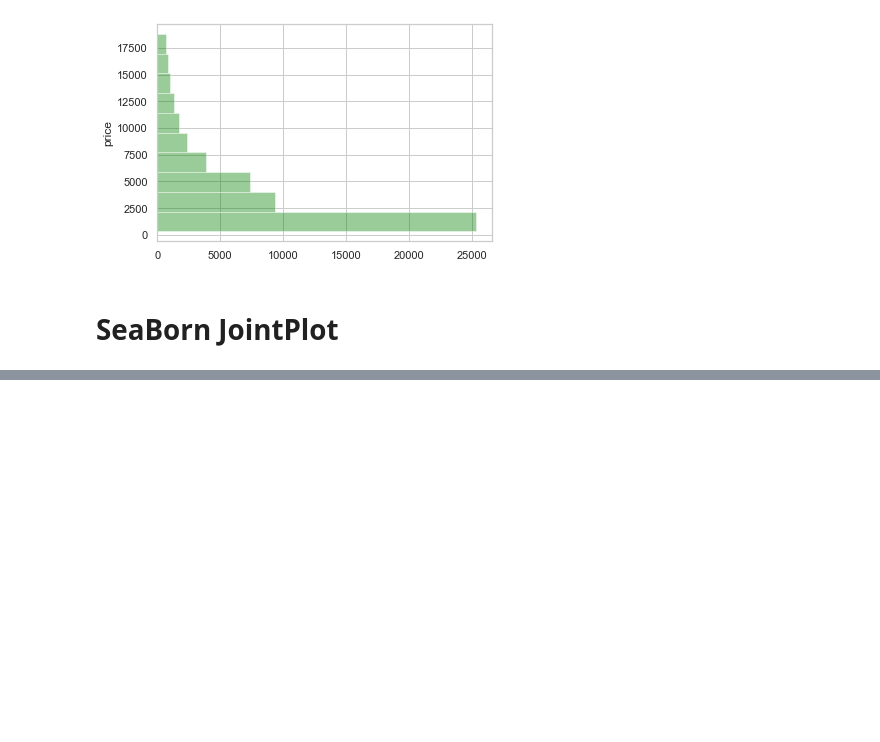
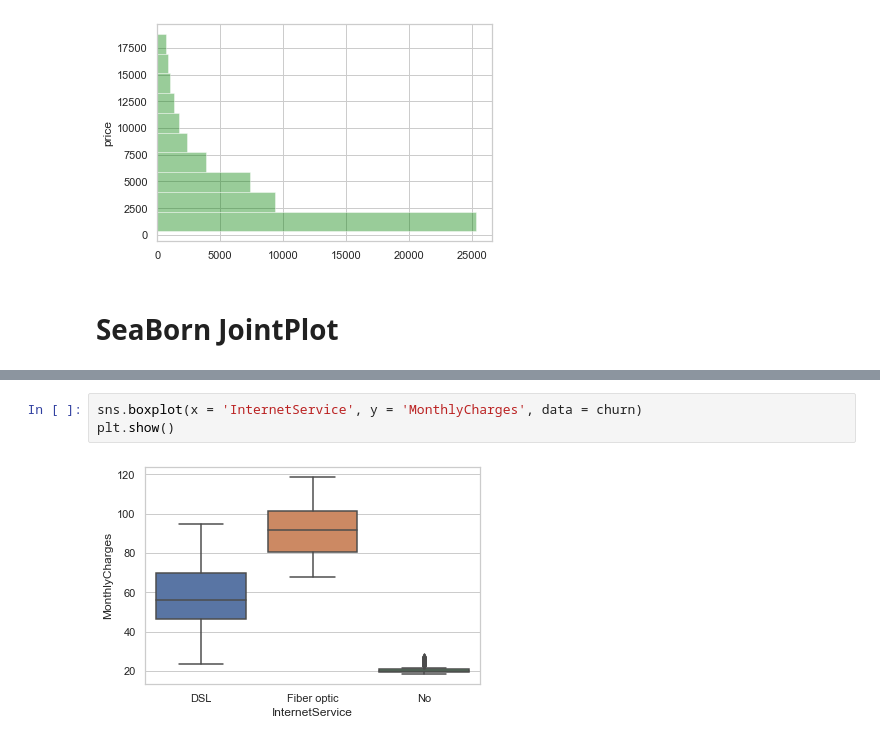
Before and after one commit to imamahasane/SeaBorn_Practices, a Jupyter notebook: SeabornPractices.ipynb, the cells around one changed output, grey strips where cells are left out. Cells and saved outputs as stored; diff of their text form; blank space fills up the shorter version.

```diff
--- a/SeabornPractices.ipynb
+++ b/SeabornPractices.ipynb
@@ -211,0 +265,5 @@ plt.show()
+# %%
+sns.boxplot(x = 'InternetService', y = 'MonthlyCharges', data = churn)
+plt.show()
+# %% [output]
+[figure, added]
```
Also changed, not shown: parts of 19 cells of this notebook, 1 other file.
